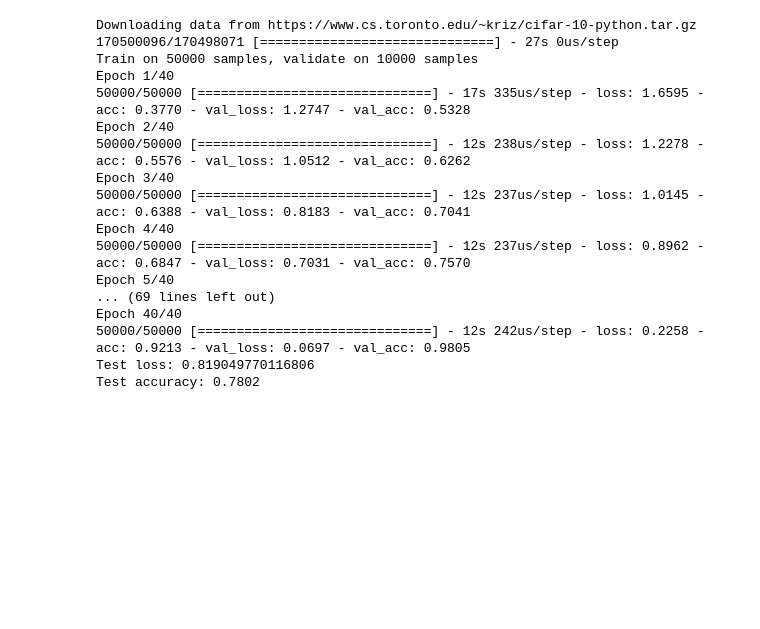
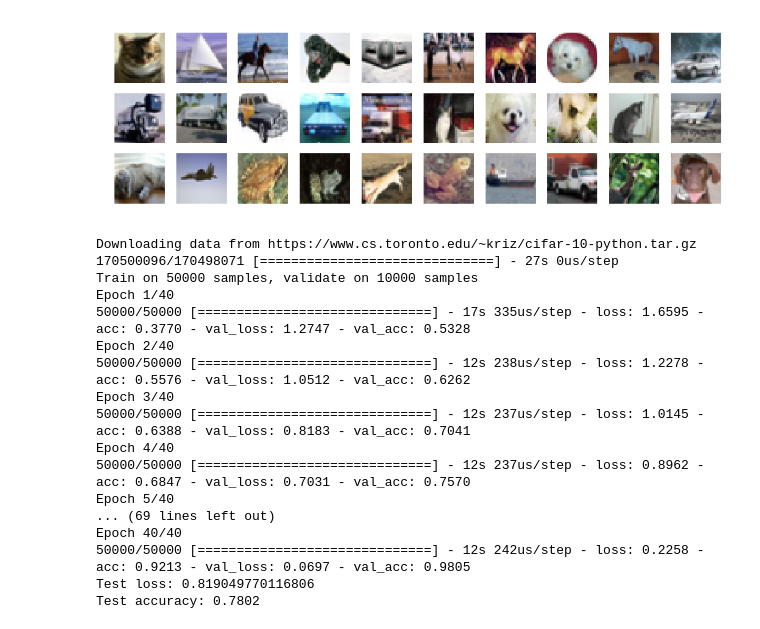
Before and after one commit to KenjiMatsumoto/DeepLearningProject, a Jupyter notebook: CIFAR-10_CNN/CNNByKeras_CIFAR.ipynb, the cells around one changed output. Cells and saved outputs as stored; diff of their text form; code cells hidden in the pictures; blank space fills up the shorter version.

Commit message:
update 学習画像の表示とラベルの表示処理追加
CIFAR10で利用されている画像の表示処理とラベルの表示処理を追加

```diff
--- a/CIFAR-10_CNN/CNNByKeras_CIFAR.ipynb
+++ b/CIFAR-10_CNN/CNNByKeras_CIFAR.ipynb
@@ -13,0 +19,24 @@ Using TensorFlow backend.
+# %%
+def createLearningData():
+    # cifar10のデータ取得
+    (x_train, y_train), (x_test, y_test) = cifar10.load_data()
+    showLabelData(x_test, y_test)
+    x_train1, x_valid, y_train1, y_valid = train_test_split(x_train, y_train, test_size=0.2)
+    # RGB画像で32×32なので32×32×3にreshapeする
+    x_train = x_train.reshape(x_train.shape[0], 32, 32, 3)
+    x_valid = x_valid.reshape(x_valid.shape[0], 32, 32, 3)
+    x_test = x_test.reshape(x_test.shape[0], 32, 32, 3)
+
+    x_train = x_train.astype('float32')
+    x_valid = x_valid.astype('float32')
+    x_test = x_test.astype('float32')
+    x_train /= 255
+    x_valid /= 255
+    x_test /= 255
+
+    # one-hot vector形式に変換する
+    y_train = to_categorical(y_train, 10)
+    y_valid = to_categorical(y_valid, 10)
+    y_test = to_categorical(y_test, 10)
+
+    return x_train, y_train, x_valid, y_valid, x_test, y_test
@@ -70,23 +115,27 @@ def train():
     score = model.evaluate(x_test, y_test, verbose=0)
     print('Test loss:', score[0])
     print('Test accuracy:', score[1])
-# %%
-train()
-# %% [output]
-Downloading data from https://www.cs.toronto.edu/~kriz/cifar-10-python.tar.gz
-170500096/170498071 [==============================] - 27s 0us/step
-Train on 50000 samples, validate on 10000 samples
-Epoch 1/40
-50000/50000 [==============================] - 17s 335us/step - loss: 1.6595 - acc: 0.3770 - val_loss: 1.2747 - val_acc: 0.5328
-Epoch 2/40
-50000/50000 [==============================] - 12s 238us/step - loss: 1.2278 - acc: 0.5576 - val_loss: 1.0512 - val_acc: 0.6262
-Epoch 3/40
-50000/50000 [==============================] - 12s 237us/step - loss: 1.0145 - acc: 0.6388 - val_loss: 0.8183 - val_acc: 0.7041
-Epoch 4/40
-50000/50000 [==============================] - 12s 237us/step - loss: 0.8962 - acc: 0.6847 - val_loss: 0.7031 - val_acc: 0.7570
-Epoch 5/40
-... (69 lines left out)
-Epoch 40/40
-50000/50000 [==============================] - 12s 242us/step - loss: 0.2258 - acc: 0.9213 - val_loss: 0.0697 - val_acc: 0.9805
-Test loss: 0.819049770116806
-Test accuracy: 0.7802
+# %%
+x_train, y_train, x_valid, y_valid, x_test, y_test = createLearningData()
+# %% [output]
+[figure, added]
+# %%
+train(x_train, y_train, x_valid, y_valid, x_test, y_test)
+# %% [output]
+Downloading data from https://www.cs.toronto.edu/~kriz/cifar-10-python.tar.gz
+170500096/170498071 [==============================] - 27s 0us/step
+Train on 50000 samples, validate on 10000 samples
+Epoch 1/40
+50000/50000 [==============================] - 17s 335us/step - loss: 1.6595 - acc: 0.3770 - val_loss: 1.2747 - val_acc: 0.5328
+Epoch 2/40
+50000/50000 [==============================] - 12s 238us/step - loss: 1.2278 - acc: 0.5576 - val_loss: 1.0512 - val_acc: 0.6262
+Epoch 3/40
+50000/50000 [==============================] - 12s 237us/step - loss: 1.0145 - acc: 0.6388 - val_loss: 0.8183 - val_acc: 0.7041
+Epoch 4/40
+50000/50000 [==============================] - 12s 237us/step - loss: 0.8962 - acc: 0.6847 - val_loss: 0.7031 - val_acc: 0.7570
+Epoch 5/40
+... (69 lines left out)
+Epoch 40/40
+50000/50000 [==============================] - 12s 242us/step - loss: 0.2258 - acc: 0.9213 - val_loss: 0.0697 - val_acc: 0.9805
+Test loss: 0.819049770116806
+Test accuracy: 0.7802
```
Also changed, not shown: parts of 3 cells of this notebook, 2 other files.
